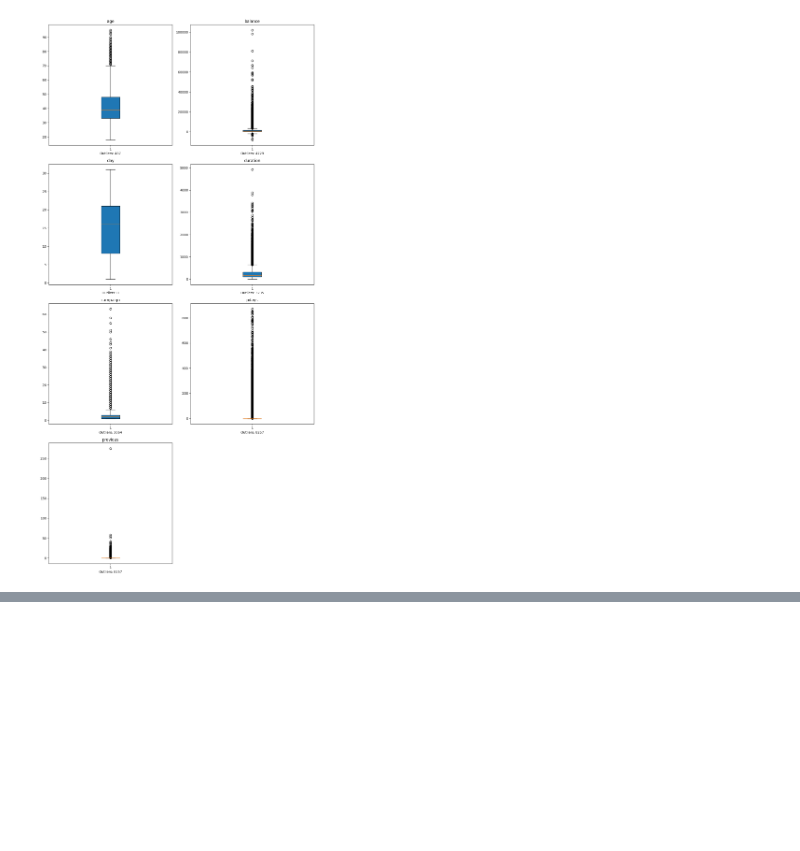
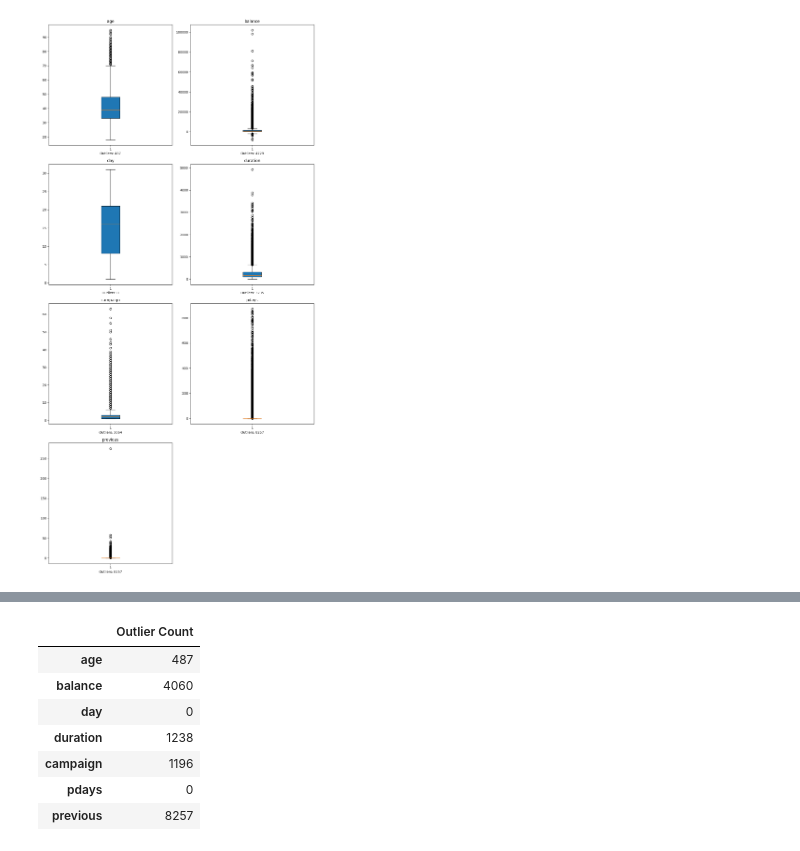
Before and after one commit to dsabljic/Bank-Marketing, a Jupyter notebook: BankMarketing.ipynb, the cells around one changed output, grey strips where cells are left out. Cells and saved outputs as stored; diff of their text form; code cells hidden in the pictures; blank space fills up the shorter version.

```diff
--- a/BankMarketing.ipynb
+++ b/BankMarketing.ipynb
@@ -383,0 +435,11 @@ create_boxplots(df)
+# %%
+count_outliers(df_copy)
+# %% [output]
+|  | Outlier Count |
+| age | 487 |
+| balance | 4060 |
+| day | 0 |
+| duration | 1238 |
+| campaign | 1196 |
+| pdays | 0 |
+| previous | 8257 |
```
Also changed, not shown: parts of 7 cells of this notebook.
